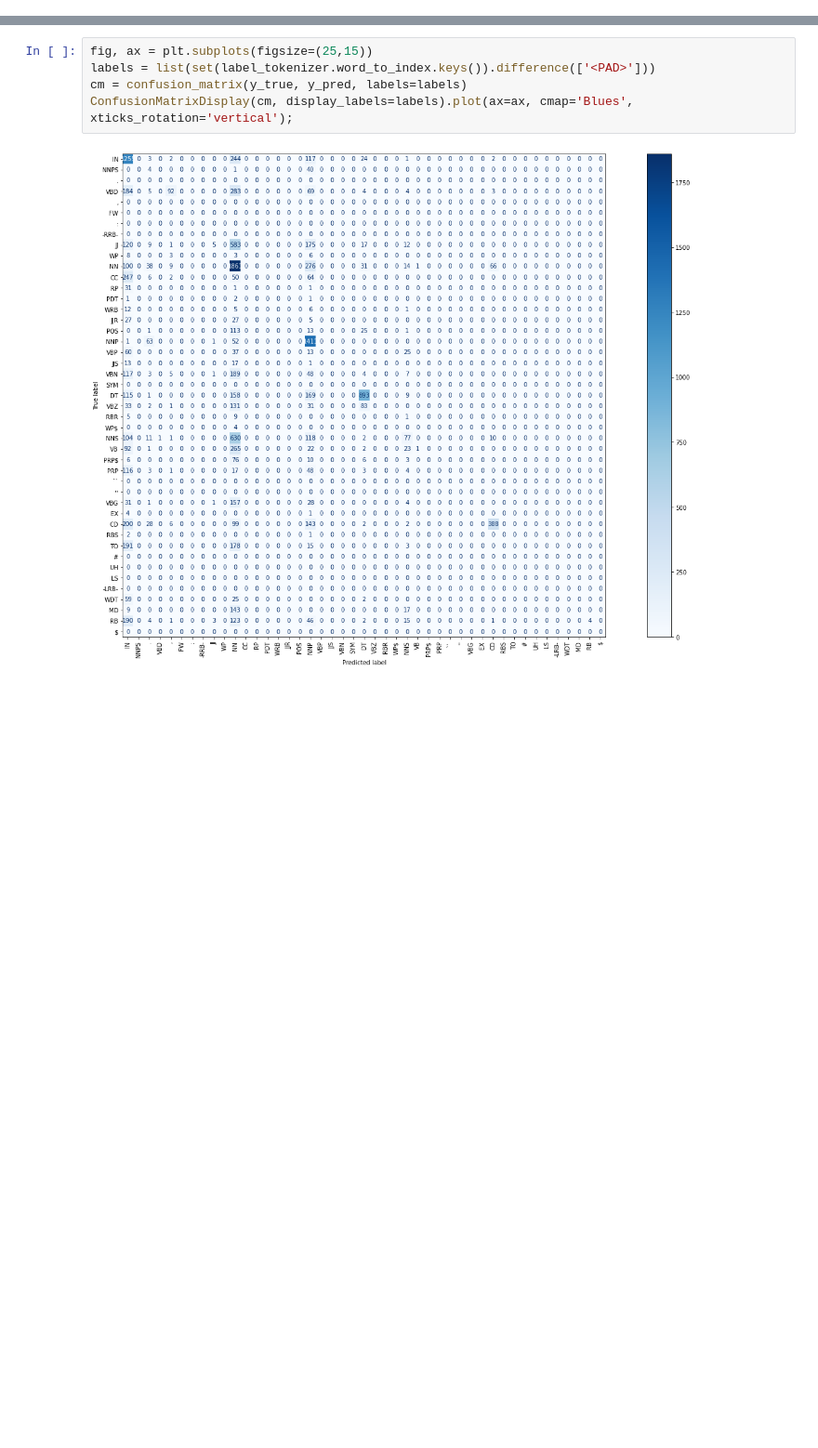
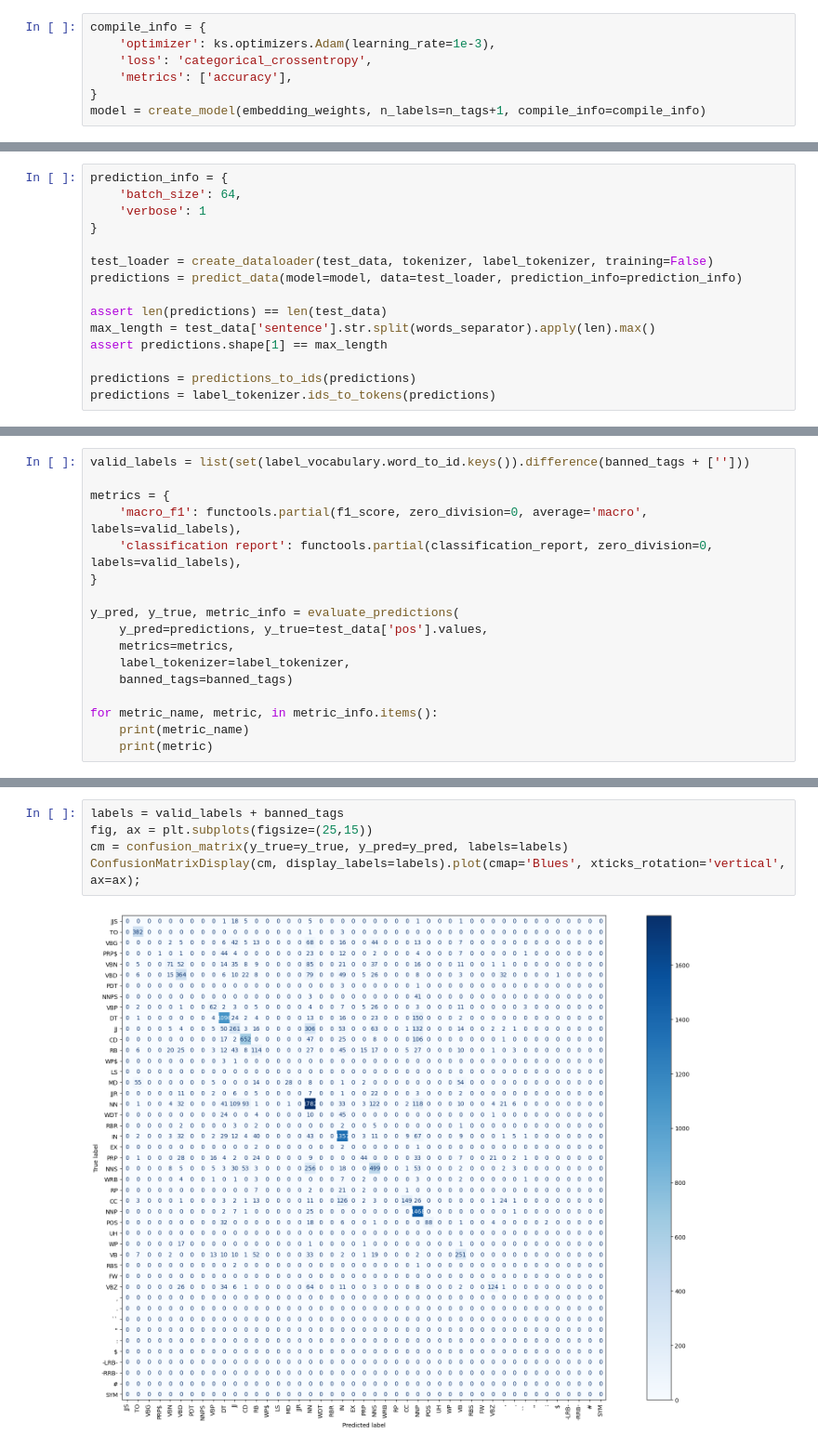
Before and after one commit to Simone999/nlp_assignment1, a Jupyter notebook: assignment1.ipynb, the cells around one changed output, grey strips where cells are left out. Shown: that part at 93% size. Cells and saved outputs as stored; diff of their text form; blank space fills up the shorter version.

```diff
--- a/assignment1.ipynb
+++ b/assignment1.ipynb
@@ -646,0 +715,7 @@ weighted avg       0.39      0.43      0.33     13812
+# %%
+compile_info = {
+    'optimizer': ks.optimizers.Adam(learning_rate=1e-3),
+    'loss': 'categorical_crossentropy',
+    'metrics': ['accuracy'],
+}
+model = create_model(embedding_weights, n_labels=n_tags+1, compile_info=compile_info)
@@ -646,0 +853,15 @@ weighted avg       0.39      0.43      0.33     13812
+# %%
+prediction_info = {
+    'batch_size': 64,
+    'verbose': 1
+}
+
+test_loader = create_dataloader(test_data, tokenizer, label_tokenizer, training=False)
+predictions = predict_data(model=model, data=test_loader, prediction_info=prediction_info)
+
+assert len(predictions) == len(test_data)
+max_length = test_data['sentence'].str.split(words_separator).apply(len).max()
+assert predictions.shape[1] == max_length
+
+predictions = predictions_to_ids(predictions)
+predictions = label_tokenizer.ids_to_tokens(predictions)
@@ -646,0 +996,17 @@ weighted avg       0.39      0.43      0.33     13812
+# %%
+valid_labels = list(set(label_vocabulary.word_to_id.keys()).difference(banned_tags + ['']))
+
+metrics = {
+    'macro_f1': functools.partial(f1_score, zero_division=0, average='macro', labels=valid_labels),
+    'classification report': functools.partial(classification_report, zero_division=0, labels=valid_labels),
+}
+
+y_pred, y_true, metric_info = evaluate_predictions(
+    y_pred=predictions, y_true=test_data['pos'].values,
+    metrics=metrics,
+    label_tokenizer=label_tokenizer,
+    banned_tags=banned_tags)
+
+for metric_name, metric, in metric_info.items():
+    print(metric_name)
+    print(metric)
@@ -653,7 +1037,7 @@ Banned tags with support > 0
 # %%
+labels = valid_labels + banned_tags
 fig, ax = plt.subplots(figsize=(25,15))
-labels = list(set(label_tokenizer.word_to_index.keys()).difference(['<PAD>']))
-cm = confusion_matrix(y_true, y_pred, labels=labels)
-ConfusionMatrixDisplay(cm, display_labels=labels).plot(ax=ax, cmap='Blues', xticks_rotation='vertical');
+cm = confusion_matrix(y_true=y_true, y_pred=y_pred, labels=labels)
+ConfusionMatrixDisplay(cm, display_labels=labels).plot(cmap='Blues', xticks_rotation='vertical', ax=ax);
 # %% [output]
-[figure, old version]
+[figure, new version]
```
Also changed, not shown: parts of 113 cells of this notebook.
